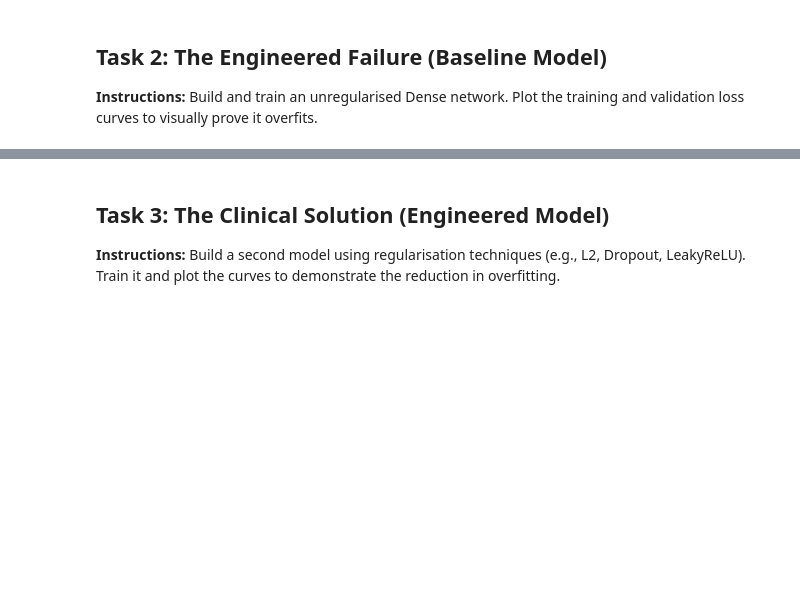
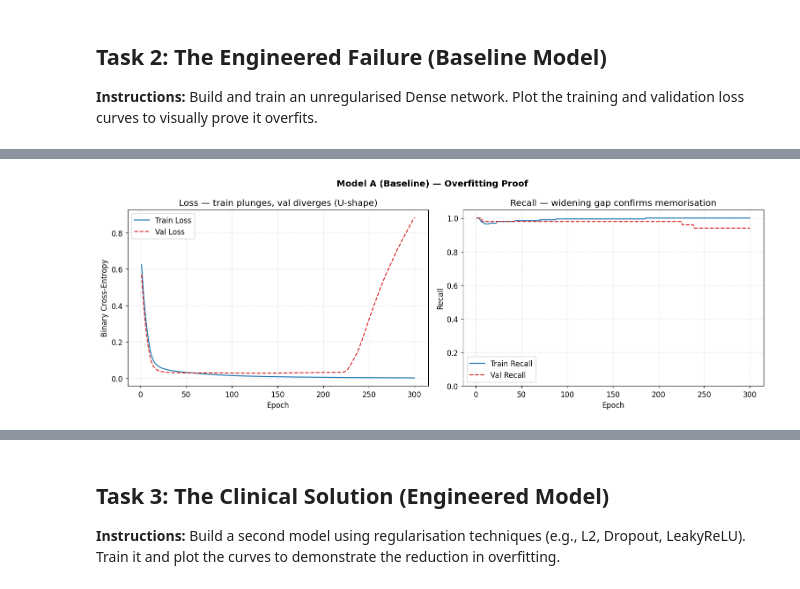
Before and after one commit to S26-Deep-Learning-in-Medicine/assignment-2-ckd-pipeline-H3SHAM03, a Jupyter notebook: ckd_assignment.ipynb, the cells around one changed output, grey strips where cells are left out. Cells and saved outputs as stored; diff of their text form; code cells hidden in the pictures; blank space fills up the shorter version.

```diff
--- a/ckd_assignment.ipynb
+++ b/ckd_assignment.ipynb
@@ -5,12 +5,22 @@
 # %%
+%matplotlib inline
 import numpy as np
 import pandas as pd
+import matplotlib
 import matplotlib.pyplot as plt
 import tensorflow as tf
 from sklearn.model_selection import train_test_split
 from sklearn.preprocessing import StandardScaler
-from sklearn.metrics import recall_score, confusion_matrix, accuracy_score
+from sklearn.metrics import (
+    recall_score, confusion_matrix, accuracy_score,
+    precision_score, f1_score, classification_report,
+    roc_curve, auc,
+)
 
-# Set random seeds for reproducibility
 np.random.seed(42)
 tf.random.set_seed(42)
+matplotlib.rcParams.update({"figure.dpi": 110, "font.size": 11})
+
+print(f"NumPy  : {np.__version__}")
+print(f"Pandas : {pd.__version__}")
+print(f"TF     : {tf.__version__}")
@@ -31,0 +103,69 @@ tf.random.set_seed(42)
+# %%
+# ── Model A: The Engineered Failure ──────────────────────────────────────────
+#
+# Every choice below is deliberately wrong to guarantee memorisation:
+#
+#  1. MASSIVE capacity  : 4 hidden layers (256-128-64-32) → ~75 k params on
+#                         only 320 training samples (~234 params per patient).
+#  2. NO regularisation : no L2, no Dropout — nothing prevents weight explosion.
+#  3. Plain SGD         : no momentum, no adaptive LR — the optimizer that is
+#                         most susceptible to memorising small datasets.
+#  4. NO early stopping : training continues for all 300 epochs so the full
+#                         U-shape divergence between train and val loss is visible.
+#  5. Tiny batch (8)    : noisy per-sample gradients accelerate memorisation.
+
+model_A = tf.keras.Sequential([
+    tf.keras.layers.Input(shape=(N_FEATURES,)),
+    tf.keras.layers.Dense(256, activation="relu"),
+    tf.keras.layers.Dense(128, activation="relu"),
+    tf.keras.layers.Dense(64,  activation="relu"),
+    tf.keras.layers.Dense(32,  activation="relu"),
+    tf.keras.layers.Dense(1,   activation="sigmoid"),
+], name="Model_A_Baseline")
+
+model_A.compile(
+    optimizer=tf.keras.optimizers.SGD(learning_rate=0.01),  # plain SGD, no tricks
+    loss="binary_crossentropy",
+    metrics=["accuracy", tf.keras.metrics.Recall(name="recall")],
+)
+model_A.summary()
+print(f"\nParams per training patient : {model_A.count_params() / len(X_train_scaled):.1f}")
+
+# ── Train — NO callbacks, NO early stopping ───────────────────────────────────
+print("\n" + "=" * 55)
+print("Training Model A  (SGD · no regularisation · no early stop)")
+print("=" * 55)
+history_A = model_A.fit(
+    X_train_scaled, y_train,
+    validation_data=(X_val_scaled, y_val),
+    epochs=300,
+    batch_size=8,    # small batch → noisy gradients → faster memorisation
+    verbose=1,
+)
+
+# ── Plot the overfitting signature ────────────────────────────────────────────
+ep_A = range(1, len(history_A.history["val_loss"]) + 1)
+
+fig, axes = plt.subplots(1, 2, figsize=(14, 5))
+fig.suptitle("Model A (Baseline) — Overfitting Proof", fontsize=13, fontweight="bold")
+
+axes[0].plot(ep_A, history_A.history["loss"],     color="#1f77b4", label="Train Loss")
+axes[0].plot(ep_A, history_A.history["val_loss"],  color="#d62728", ls="--", label="Val Loss")
+axes[0].set_title("Loss — train plunges, val diverges (U-shape)")
+axes[0].set_xlabel("Epoch"); axes[0].set_ylabel("Binary Cross-Entropy")
+axes[0].legend(); axes[0].grid(True, ls=":", alpha=0.6)
+
+axes[1].plot(ep_A, history_A.history["recall"],      color="#1f77b4", label="Train Recall")
+axes[1].plot(ep_A, history_A.history["val_recall"],   color="#d62728", ls="--", label="Val Recall")
+axes[1].set_title("Recall — widening gap confirms memorisation")
+axes[1].set_xlabel("Epoch"); axes[1].set_ylabel("Recall"); axes[1].set_ylim(0, 1.05)
+axes[1].legend(); axes[1].grid(True, ls=":", alpha=0.6)
+
+plt.tight_layout()
+plt.savefig("baseline_curves.png", bbox_inches="tight")
+plt.show()
+
+print(f"\nFinal  train_loss={history_A.history['loss'][-1]:.4f}  "
+      f"val_loss={history_A.history['val_loss'][-1]:.4f}  "
+      f"val_recall={history_A.history['val_recall'][-1]:.4f}")
+# %% [output]
@@ -31,0 +206 @@ tf.random.set_seed(42)
+[figure, added]
```
Also changed, not shown: parts of 12 cells of this notebook, 5 other files.
